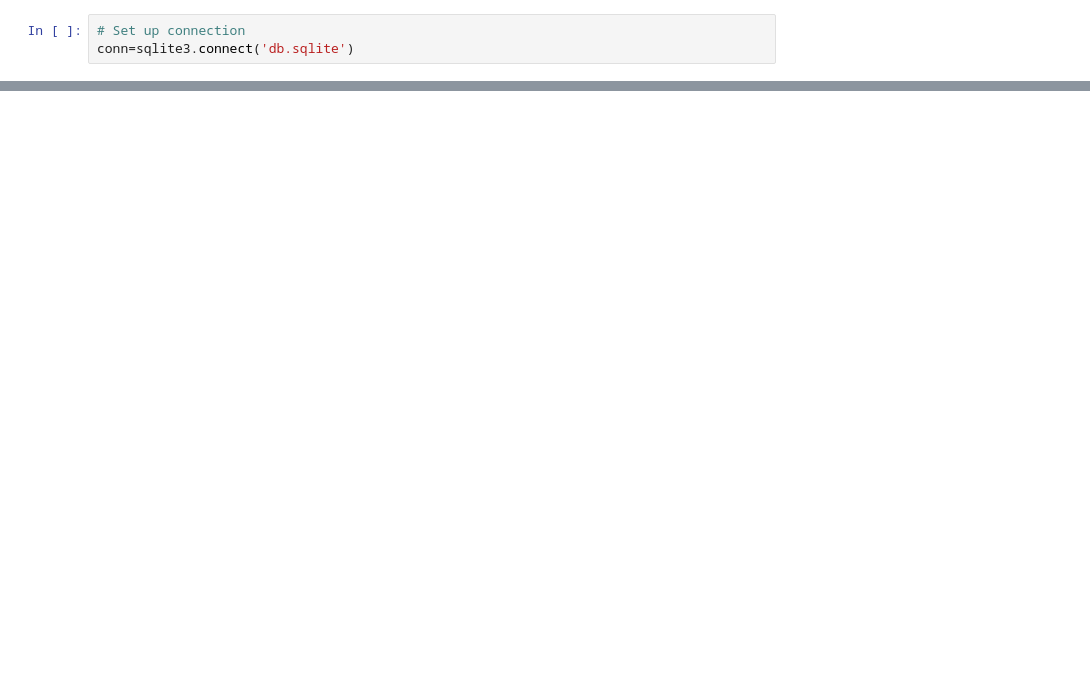
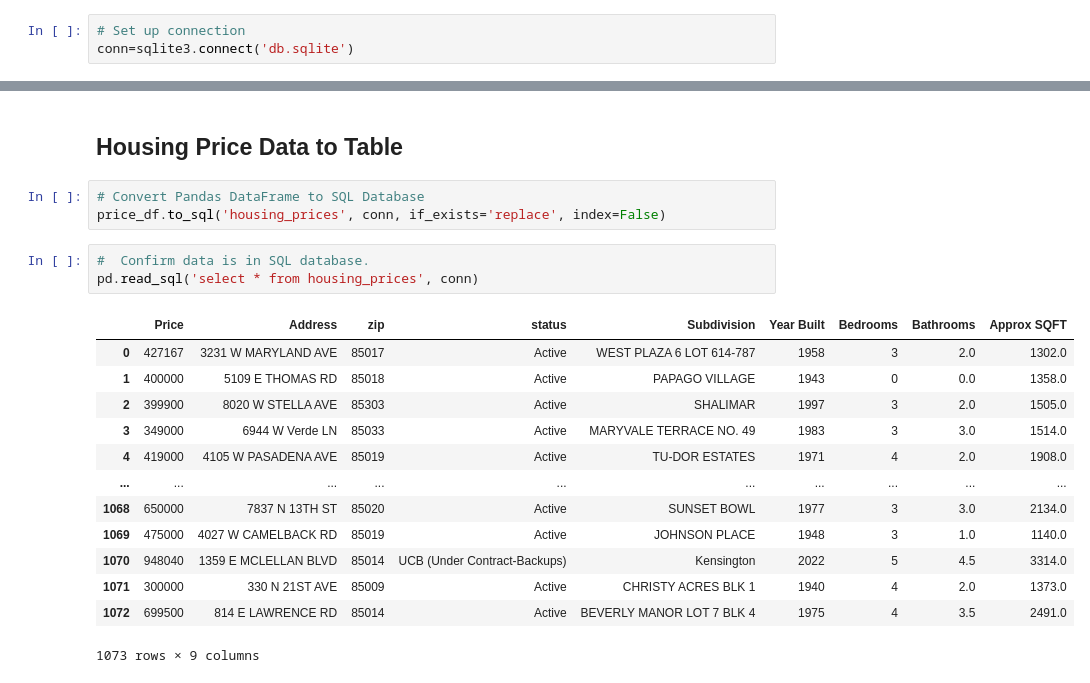
Before and after one commit to josephawanis30/MachineLearningRealEstatePredictions, a Jupyter notebook: SQLite/data2SQlite.ipynb, the cells around one changed output, grey strips where cells are left out. Cells and saved outputs as stored; diff of their text form; blank space fills up the shorter version.

```diff
--- a/SQLite/data2SQlite.ipynb
+++ b/SQLite/data2SQlite.ipynb
@@ -93,0 +126,22 @@ avg_price_per_sf
+# %% [markdown]
+## Housing Price Data to Table
+# %%
+# Convert Pandas DataFrame to SQL Database
+price_df.to_sql('housing_prices', conn, if_exists='replace', index=False)
+# %%
+#  Confirm data is in SQL database.
+pd.read_sql('select * from housing_prices', conn)
+# %% [output]
+|  | Price | Address | zip | status | Subdivision | Year Built | Bedrooms | Bathrooms | Approx SQFT |
+| 0 | 427167 | 3231 W MARYLAND AVE | 85017 | Active | WEST PLAZA 6 LOT 614-787 | 1958 | 3 | 2.0 | 1302.0 |
+| 1 | 400000 | 5109 E THOMAS RD | 85018 | Active | PAPAGO VILLAGE | 1943 | 0 | 0.0 | 1358.0 |
+| 2 | 399900 | 8020 W STELLA AVE | 85303 | Active | SHALIMAR | 1997 | 3 | 2.0 | 1505.0 |
+| 3 | 349000 | 6944 W Verde LN | 85033 | Active | MARYVALE TERRACE NO. 49 | 1983 | 3 | 3.0 | 1514.0 |
+| 4 | 419000 | 4105 W PASADENA AVE | 85019 | Active | TU-DOR ESTATES | 1971 | 4 | 2.0 | 1908.0 |
+| ... | ... | ... | ... | ... | ... | ... | ... | ... | ... |
+| 1068 | 650000 | 7837 N 13TH ST | 85020 | Active | SUNSET BOWL | 1977 | 3 | 3.0 | 2134.0 |
+| 1069 | 475000 | 4027 W CAMELBACK RD | 85019 | Active | JOHNSON PLACE | 1948 | 3 | 1.0 | 1140.0 |
+| 1070 | 948040 | 1359 E MCLELLAN BLVD | 85014 | UCB (Under Contract-Backups) | Kensington | 2022 | 5 | 4.5 | 3314.0 |
+| 1071 | 300000 | 330 N 21ST AVE | 85009 | Active | CHRISTY ACRES BLK 1 | 1940 | 4 | 2.0 | 1373.0 |
+| 1072 | 699500 | 814 E LAWRENCE RD | 85014 | Active | BEVERLY MANOR LOT 7 BLK 4 | 1975 | 4 | 3.5 | 2491.0 |
+1073 rows × 9 columns
```
Also changed, not shown: parts of 24 cells of this notebook, 1 other file.
